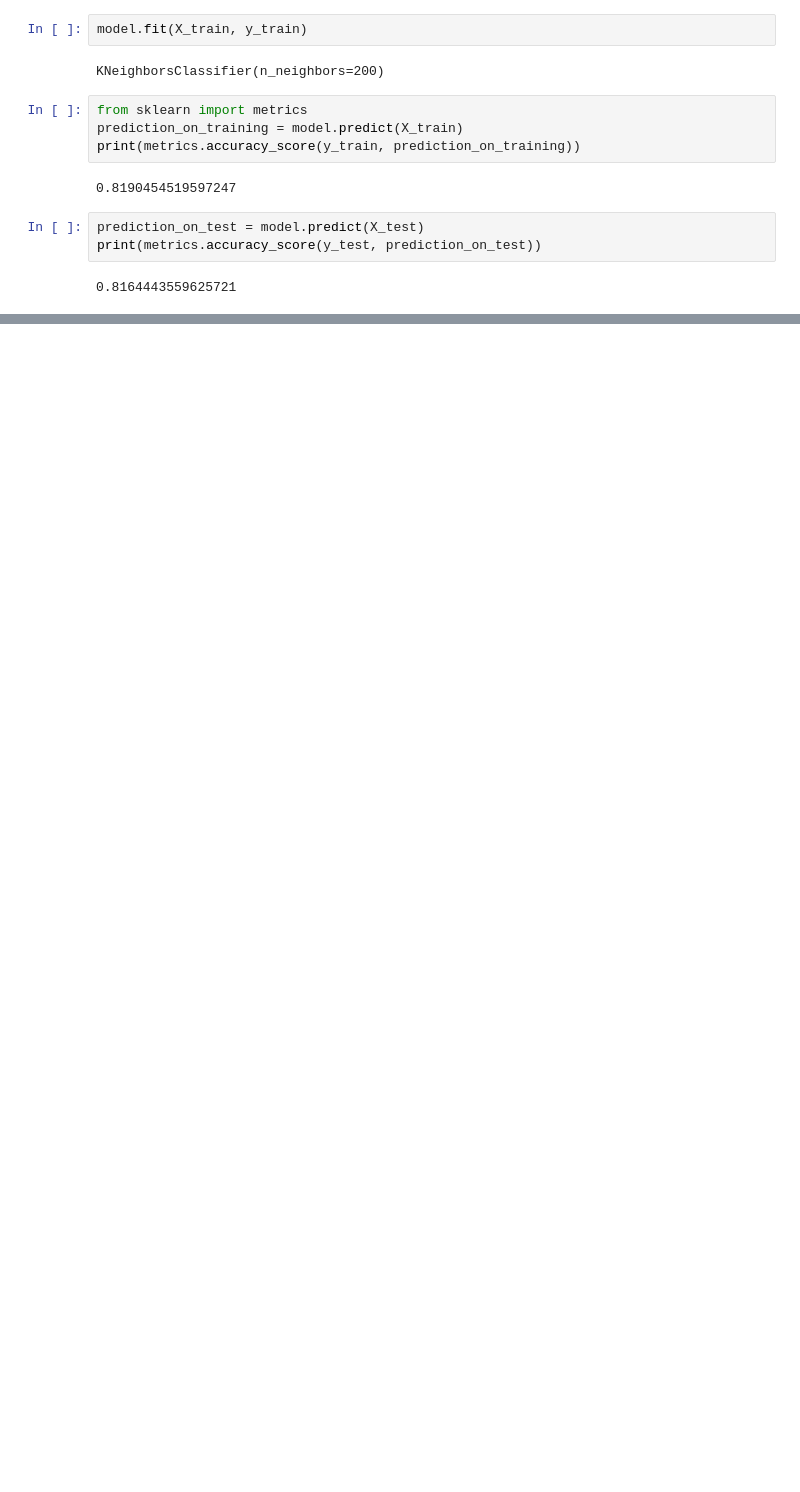
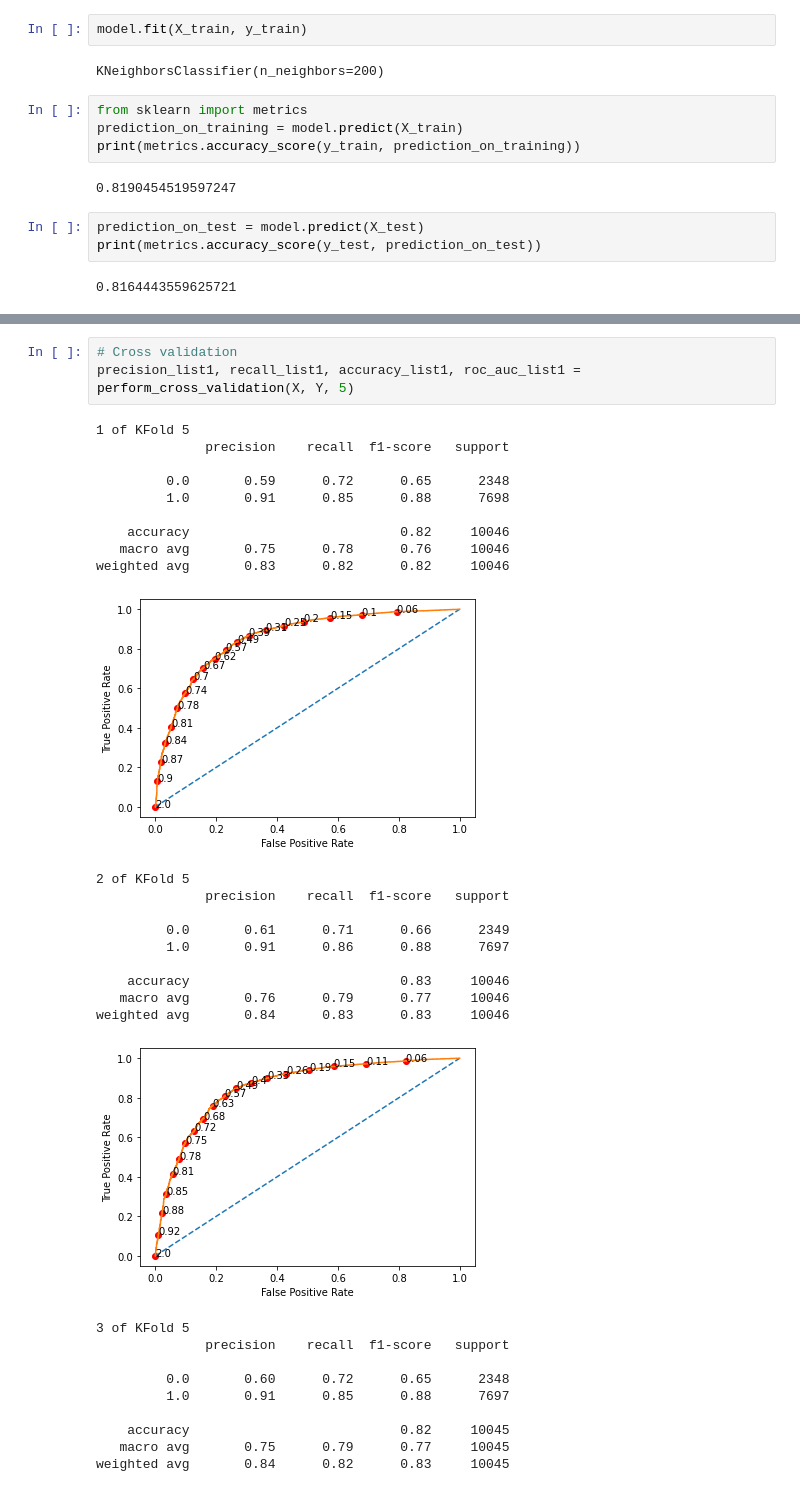
Before and after one commit to littlepham/Adverse-Food-Effects, a Jupyter notebook: Project Data Science Programming.ipynb, the cells around one changed output, grey strips where cells are left out. Drawn from its saved outputs; the diff is of its cells as text; blank space fills up the shorter version.

```diff
--- a/Project Data Science Programming.ipynb
+++ b/Project Data Science Programming.ipynb
@@ -544,0 +662,33 @@ print(metrics.accuracy_score(y_test, prediction_on_test))
+# %%
+# Cross validation
+precision_list1, recall_list1, accuracy_list1, roc_auc_list1 = perform_cross_validation(X, Y, 5)
+# %% [output]
+1 of KFold 5
+              precision    recall  f1-score   support
+
+         0.0       0.59      0.72      0.65      2348
+         1.0       0.91      0.85      0.88      7698
+
+    accuracy                           0.82     10046
+   macro avg       0.75      0.78      0.76     10046
+weighted avg       0.83      0.82      0.82     10046
+[figure, added]
+2 of KFold 5
+              precision    recall  f1-score   support
+
+         0.0       0.61      0.71      0.66      2349
+         1.0       0.91      0.86      0.88      7697
+
+    accuracy                           0.83     10046
+   macro avg       0.76      0.79      0.77     10046
+weighted avg       0.84      0.83      0.83     10046
+[figure, added]
+3 of KFold 5
+              precision    recall  f1-score   support
+
+         0.0       0.60      0.72      0.65      2348
+         1.0       0.91      0.85      0.88      7697
+
+    accuracy                           0.82     10045
+   macro avg       0.75      0.79      0.77     10045
+weighted avg       0.84      0.82      0.83     10045
```
Also changed, not shown: parts of 11 cells of this notebook, 3 other files.
